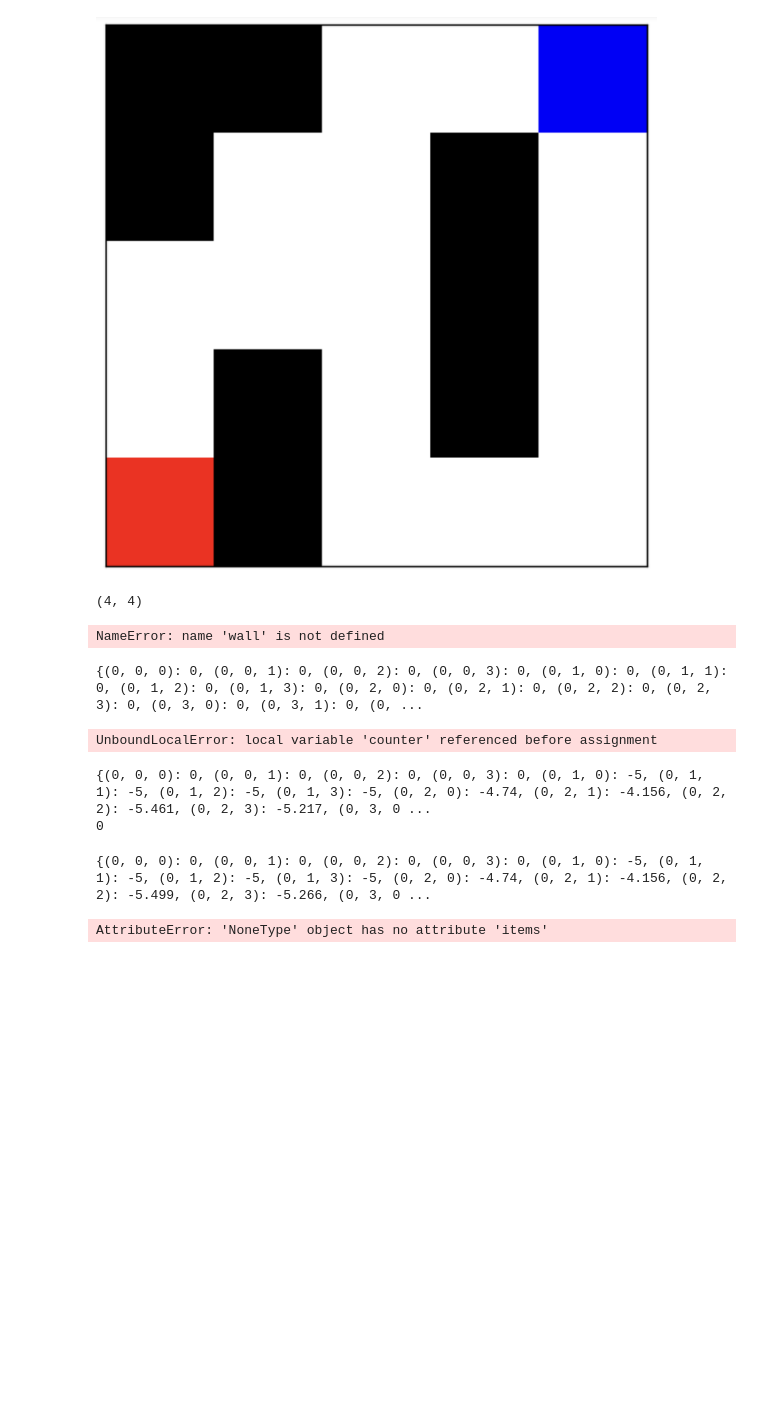
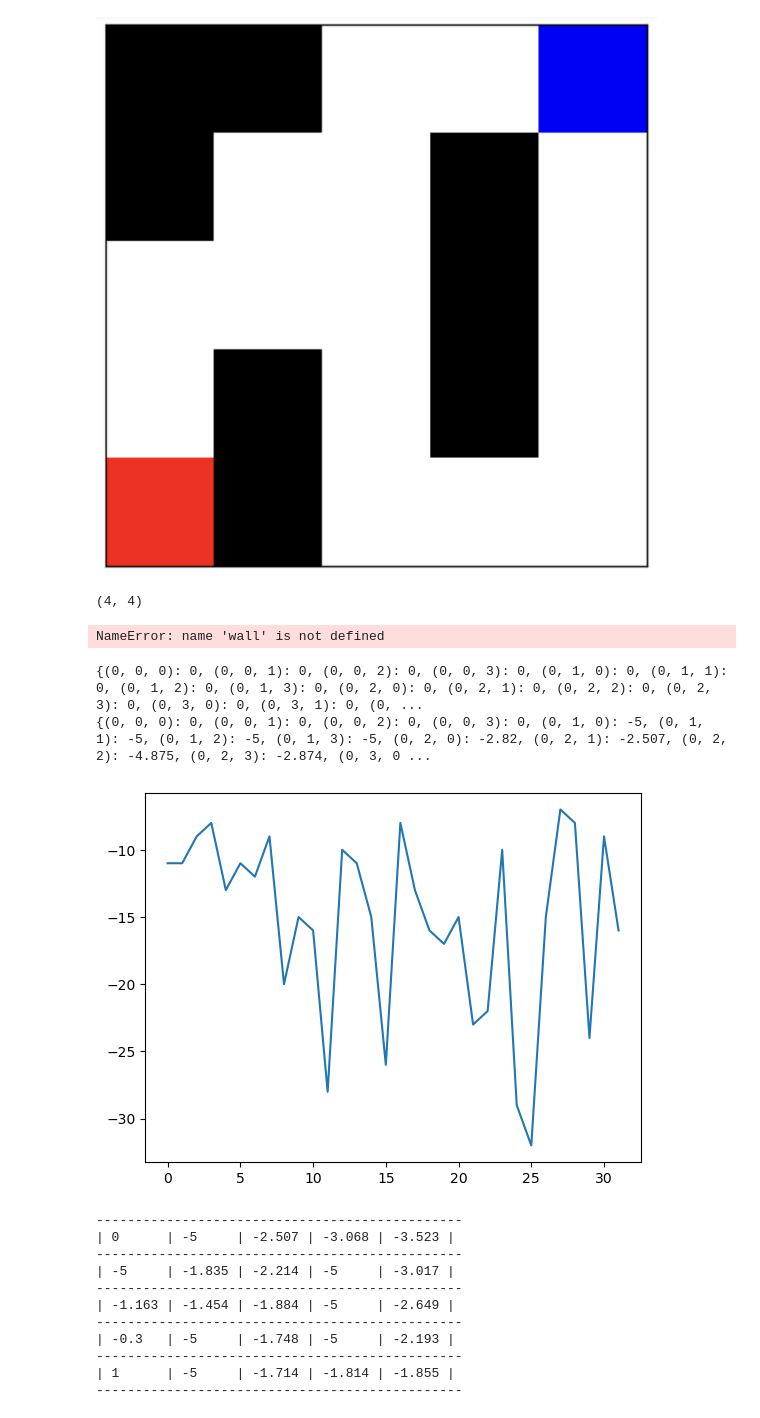
Before and after one commit to adriancabalo/CCIC_DS1, a Jupyter notebook: Q-Learning #1.ipynb, the cells around one changed output. Drawn from its saved outputs; the diff is of its cells as text; code cells hidden in the pictures; blank space fills up the shorter version.

```diff
--- a/Q-Learning #1.ipynb
+++ b/Q-Learning #1.ipynb
@@ -207,7 +207,7 @@ class Agent:
 
             #copy new Q values to Q table
             self.Q = self.new_Q.copy()
-            counter += 1
+
         #print final Q table output
         print(self.Q)
 
@@ -219,36 +219,43 @@ class Agent:
         plt.plot(self.plot_reward)
         plt.show()
 
 
     #iterate through the board and find largest Q value in each, print output
     def showValues(self):
         for i in range(0, BOARD_ROWS):
             print('-----------------------------------------------')
             out = '| '
             for j in range(0, BOARD_COLS):
                 mx_nxt_value = -10
                 for a in self.actions:
                     nxt_value = self.Q[(i,j,a)]
                     if nxt_value >= mx_nxt_value:
                         mx_nxt_value = nxt_value
                 out += str(mx_nxt_value).ljust(6) + ' | '
             print(out)
         print('-----------------------------------------------')
 
 
 
 if __name__ == "__main__":
     #create agent for 10,000 episdoes implementing a Q-learning algorithm plot and show values.
     ag = Agent()
     episodes = 32
     ag.Q_Learning(episodes)
     ag.plot(episodes)
     ag.showValues()
 # %% [output]
 {(0, 0, 0): 0, (0, 0, 1): 0, (0, 0, 2): 0, (0, 0, 3): 0, (0, 1, 0): 0, (0, 1, 1): 0, (0, 1, 2): 0, (0, 1, 3): 0, (0, 2, 0): 0, (0, 2, 1): 0, (0, 2, 2): 0, (0, 2, 3): 0, (0, 3, 0): 0, (0, 3, 1): 0, (0, ...
+{(0, 0, 0): 0, (0, 0, 1): 0, (0, 0, 2): 0, (0, 0, 3): 0, (0, 1, 0): -5, (0, 1, 1): -5, (0, 1, 2): -5, (0, 1, 3): -5, (0, 2, 0): -2.82, (0, 2, 1): -2.507, (0, 2, 2): -4.875, (0, 2, 3): -2.874, (0, 3, 0 ...
+[figure, added]
-UnboundLocalError: local variable 'counter' referenced before assignment
+-----------------------------------------------
+| 0      | -5     | -2.507 | -3.068 | -3.523 |
+-----------------------------------------------
+| -5     | -1.835 | -2.214 | -5     | -3.017 |
+-----------------------------------------------
+| -1.163 | -1.454 | -1.884 | -5     | -2.649 |
+-----------------------------------------------
+| -0.3   | -5     | -1.748 | -5     | -2.193 |
+-----------------------------------------------
+| 1      | -5     | -1.714 | -1.814 | -1.855 |
+-----------------------------------------------
-# %%
-ag.Q_Learning(0)
-# %% [output]
-{(0, 0, 0): 0, (0, 0, 1): 0, (0, 0, 2): 0, (0, 0, 3): 0, (0, 1, 0): -5, (0, 1, 1): -5, (0, 1, 2): -5, (0, 1, 3): -5, (0, 2, 0): -4.74, (0, 2, 1): -4.156, (0, 2, 2): -5.461, (0, 2, 3): -5.217, (0, 3, 0 ...
-0
@@ -257,9 +261,0 @@ ag.Q_Learning(0)
-# %%
-episodes = 100
-
-
-value = ag.Q_Learning(100)
-value.items()[-1]
-# %% [output]
-{(0, 0, 0): 0, (0, 0, 1): 0, (0, 0, 2): 0, (0, 0, 3): 0, (0, 1, 0): -5, (0, 1, 1): -5, (0, 1, 2): -5, (0, 1, 3): -5, (0, 2, 0): -4.74, (0, 2, 1): -4.156, (0, 2, 2): -5.499, (0, 2, 3): -5.266, (0, 3, 0 ...
-AttributeError: 'NoneType' object has no attribute 'items'
```
Also changed, not shown: parts of 5 cells of this notebook.
